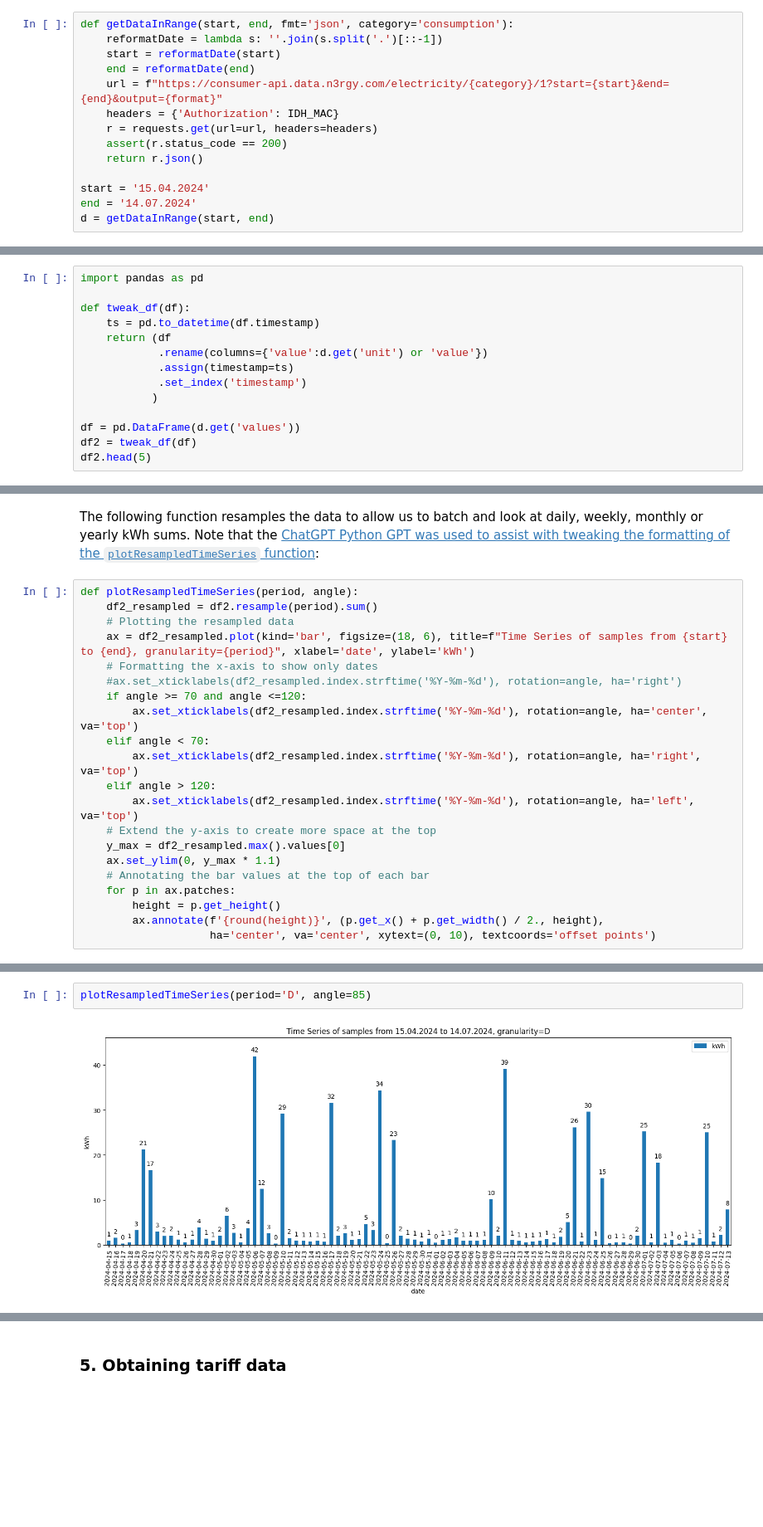
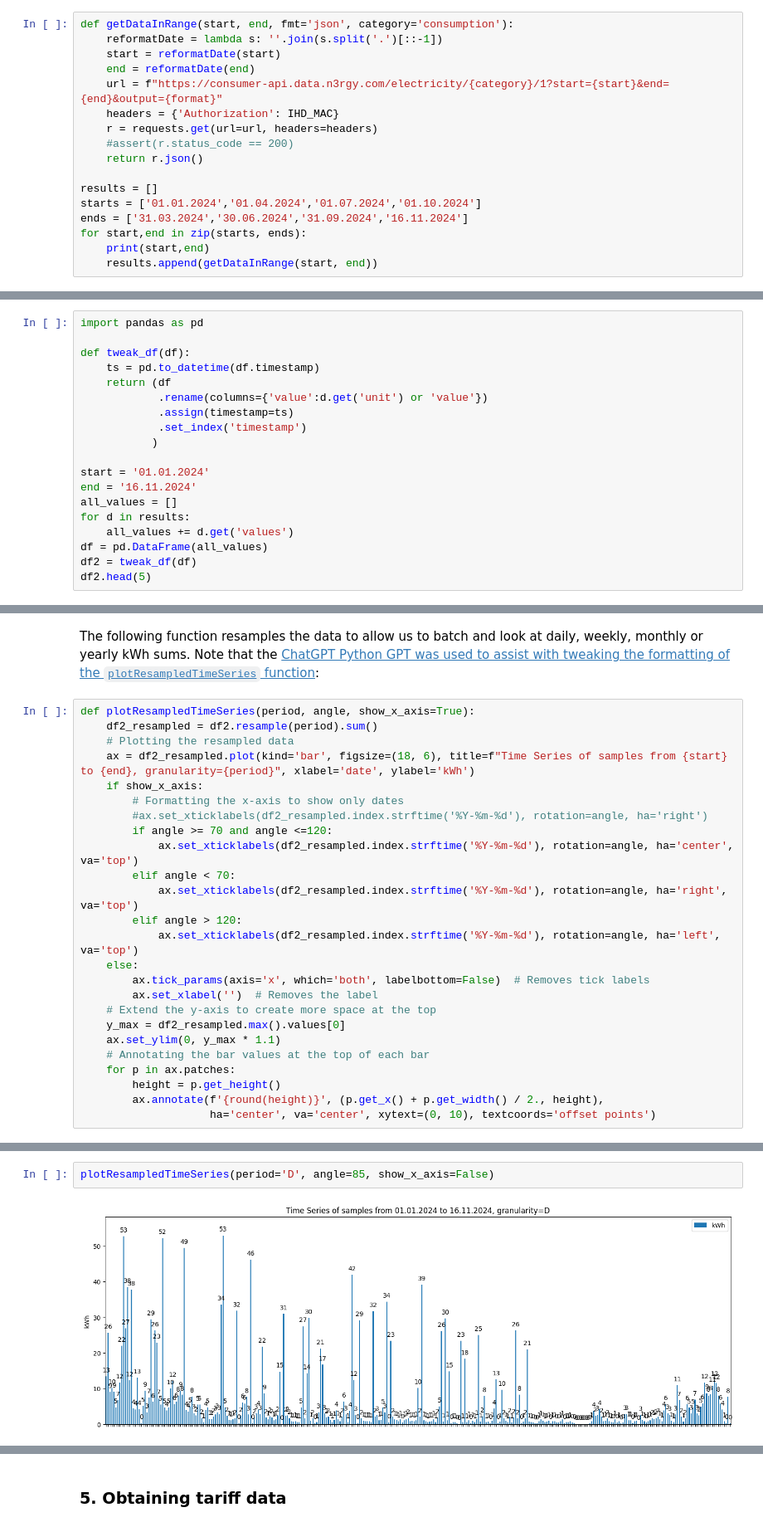
Before and after one commit to malminhas/smart-meter, a Jupyter notebook: smart-meter-playbook.ipynb, the cells around one changed output, grey strips where cells are left out. Shown at 83% size. Cells and saved outputs as stored; diff of their text form; blank space fills up the shorter version.

Commit message:
Updated smart-meter-playbook and got it to pull out ytd data

```diff
--- a/smart-meter-playbook.ipynb
+++ b/smart-meter-playbook.ipynb
@@ -134,11 +141,14 @@ def getDataInRange(start, end, fmt='json', category='consumption'):
     start = reformatDate(start)
     end = reformatDate(end)
     url = f"https://consumer-api.data.n3rgy.com/electricity/{category}/1?start={start}&end={end}&output={format}"
-    headers = {'Authorization': IDH_MAC}
+    headers = {'Authorization': IHD_MAC}
     r = requests.get(url=url, headers=headers)
-    assert(r.status_code == 200)
+    #assert(r.status_code == 200)
     return r.json()
 
-start = '15.04.2024'
-end = '14.07.2024'
-d = getDataInRange(start, end)
+results = []
+starts = ['01.01.2024','01.04.2024','01.07.2024','01.10.2024']
+ends = ['31.03.2024','30.06.2024','31.09.2024','16.11.2024']
+for start,end in zip(starts, ends):
+    print(start,end)
+    results.append(getDataInRange(start, end))
@@ -179,7 +204,12 @@ def tweak_df(df):
             .set_index('timestamp')
            )
 
-df = pd.DataFrame(d.get('values'))
+start = '01.01.2024'
+end = '16.11.2024'
+all_values = []
+for d in results:
+    all_values += d.get('values')
+df = pd.DataFrame(all_values)
 df2 = tweak_df(df)
 df2.head(5)
 # %% [output]
@@ -199,18 +229,22 @@ _ = df2.plot(figsize=(18,6), title=f"Time Series of samples from {start} to {end
 # %% [markdown]
 The following function resamples the data to allow us to batch and look at daily, weekly, monthly or yearly kWh sums. Note that the [ChatGPT Python GPT was used to assist with tweaking the formatting of the `plotResampledTimeSeries` function](https://chatgpt.com/share/f82b0653-8a6f-4bf4-9b8a-73fdbc2274f2):
 # %%
-def plotResampledTimeSeries(period, angle):
+def plotResampledTimeSeries(period, angle, show_x_axis=True):
     df2_resampled = df2.resample(period).sum()
     # Plotting the resampled data
     ax = df2_resampled.plot(kind='bar', figsize=(18, 6), title=f"Time Series of samples from {start} to {end}, granularity={period}", xlabel='date', ylabel='kWh')
-    # Formatting the x-axis to show only dates
-    #ax.set_xticklabels(df2_resampled.index.strftime('%Y-%m-%d'), rotation=angle, ha='right')
-    if angle >= 70 and angle <=120:
-        ax.set_xticklabels(df2_resampled.index.strftime('%Y-%m-%d'), rotation=angle, ha='center', va='top')
-    elif angle < 70:
-        ax.set_xticklabels(df2_resampled.index.strftime('%Y-%m-%d'), rotation=angle, ha='right', va='top')
-    elif angle > 120:
-        ax.set_xticklabels(df2_resampled.index.strftime('%Y-%m-%d'), rotation=angle, ha='left', va='top')
+    if show_x_axis:
+        # Formatting the x-axis to show only dates
+        #ax.set_xticklabels(df2_resampled.index.strftime('%Y-%m-%d'), rotation=angle, ha='right')
+        if angle >= 70 and angle <=120:
+            ax.set_xticklabels(df2_resampled.index.strftime('%Y-%m-%d'), rotation=angle, ha='center', va='top')
+        elif angle < 70:
+            ax.set_xticklabels(df2_resampled.index.strftime('%Y-%m-%d'), rotation=angle, ha='right', va='top')
+        elif angle > 120:
+            ax.set_xticklabels(df2_resampled.index.strftime('%Y-%m-%d'), rotation=angle, ha='left', va='top')
+    else:
+        ax.tick_params(axis='x', which='both', labelbottom=False)  # Removes tick labels
+        ax.set_xlabel('')  # Removes the label
     # Extend the y-axis to create more space at the top
     y_max = df2_resampled.max().values[0]
     ax.set_ylim(0, y_max * 1.1)
@@ -224,5 +258,5 @@ The first plot will batch by day (`D`) over the time series:
 # %%
-plotResampledTimeSeries(period='D', angle=85)
+plotResampledTimeSeries(period='D', angle=85, show_x_axis=False)
 # %% [output]
-[figure, old version]
+[figure, new version]
 # %% [markdown]
```
Also changed, not shown: parts of 12 cells of this notebook.
